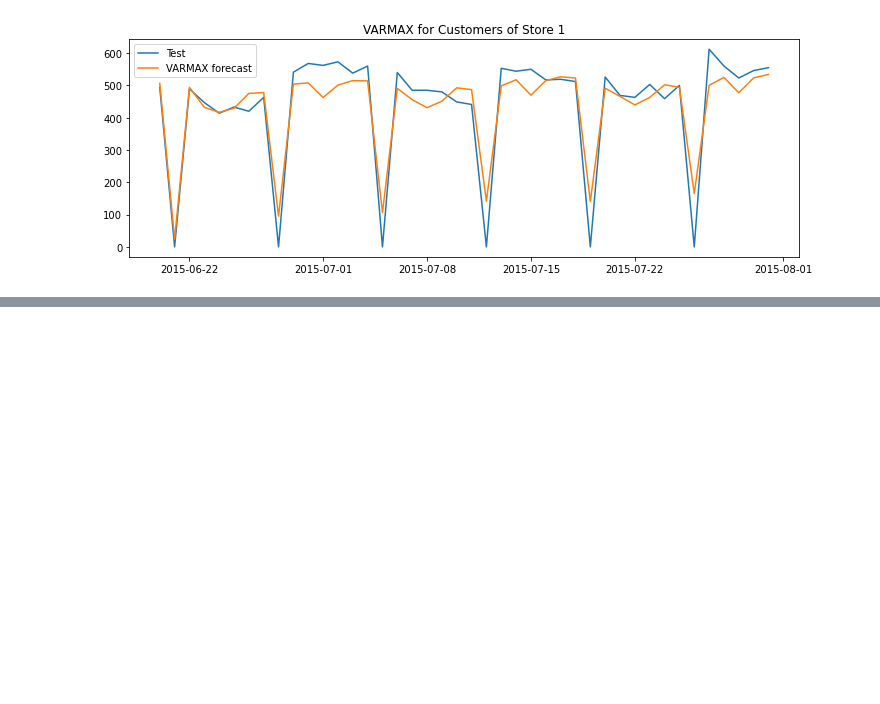
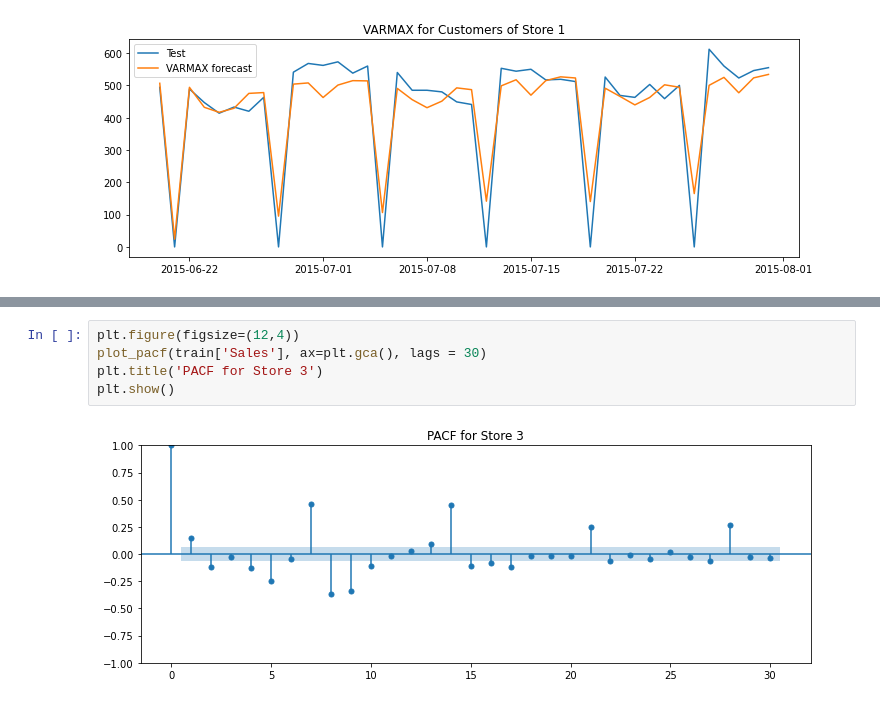
Before and after one commit to Alan-Wolf-VN/Sale_forecast, a Jupyter notebook: SaleForecasting_Nam_Tran.ipynb, the cells around one changed output, grey strips where cells are left out. Drawn from its saved outputs; the diff is of its cells as text; blank space fills up the shorter version.

```diff
--- a/SaleForecasting_Nam_Tran.ipynb
+++ b/SaleForecasting_Nam_Tran.ipynb
@@ -649,0 +698,7 @@ results
+# %%
+plt.figure(figsize=(12,4))
+plot_pacf(train['Sales'], ax=plt.gca(), lags = 30)
+plt.title('PACF for Store 3')
+plt.show()
+# %% [output]
+[figure, added]
```
Also changed, not shown: parts of 210 cells of this notebook.
